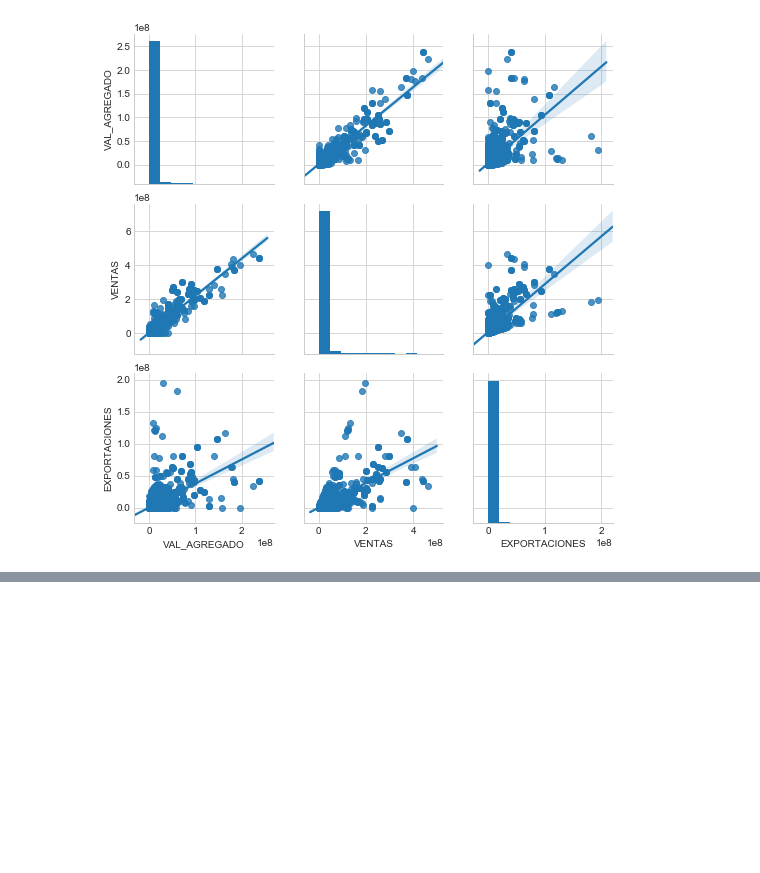
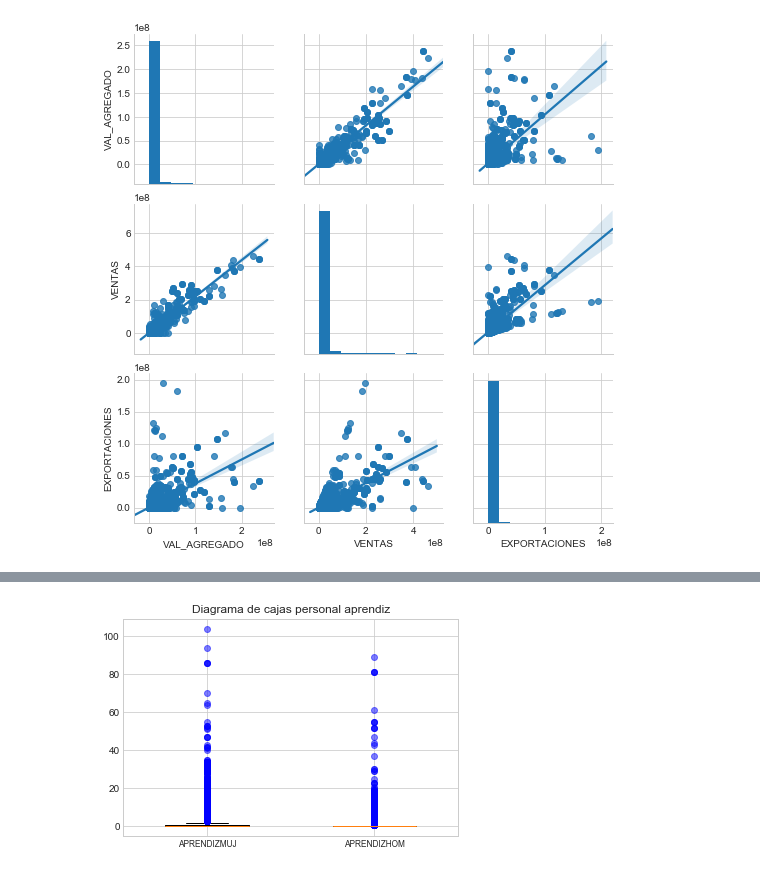
Before and after one commit to KatherinAcosta/Proyecto2018, a Jupyter notebook: 2. Análisis exploratorio de datos.ipynb, the cells around one changed output, grey strips where cells are left out. Saved outputs shown, nothing was run; the diff lists cells and outputs as text; code cells hidden in the pictures; blank space fills up the shorter version.

```diff
--- a/2. Análisis exploratorio de datos.ipynb
+++ b/2. Análisis exploratorio de datos.ipynb
@@ -142,0 +152,12 @@ a.savefig("RESULTADOSFINANCIEROS.png") #Guarda la imagen como png
+# %%
+k=plt.boxplot([total.APRENDIZMUJ,total.APRENDIZHOM],sym="b+",widths=0.5,whis=1.5)
+plt.xticks([1,2],["APRENDIZMUJ","APRENDIZHOM"],size="small")
+plt.title("Diagrama de cajas personal aprendiz");
+
+# visualizar mas fácil los atípicos
+for flier in k['fliers']:
+    flier.set(marker='o', color='red', alpha=0.5)   # los puntos aislados son valores atípicos
+
+plt.savefig("Diagrama de cajas personal aprendiz.png")
+# %% [output]
+[figure, added]
```
Also changed, not shown: parts of 3 cells of this notebook, 2 other files.
